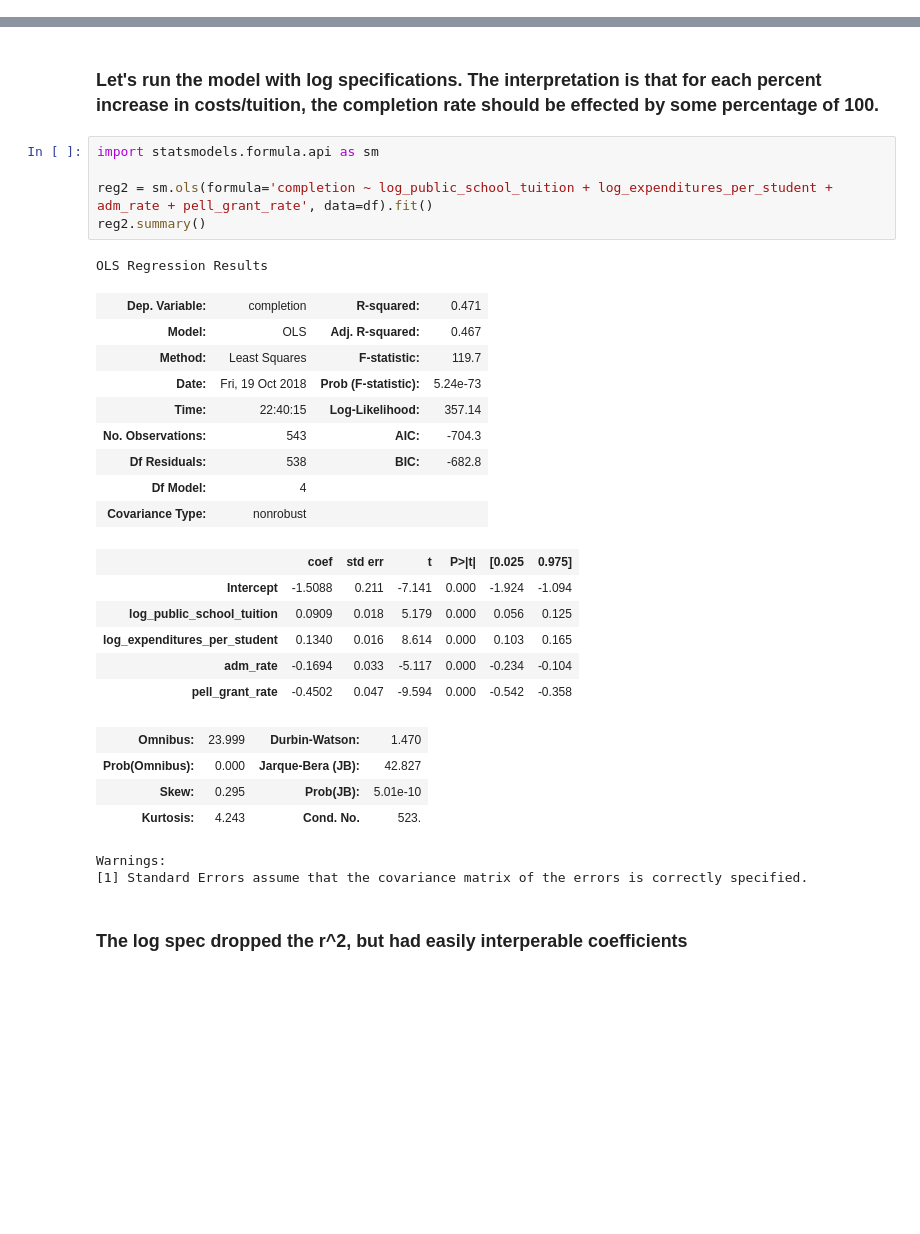
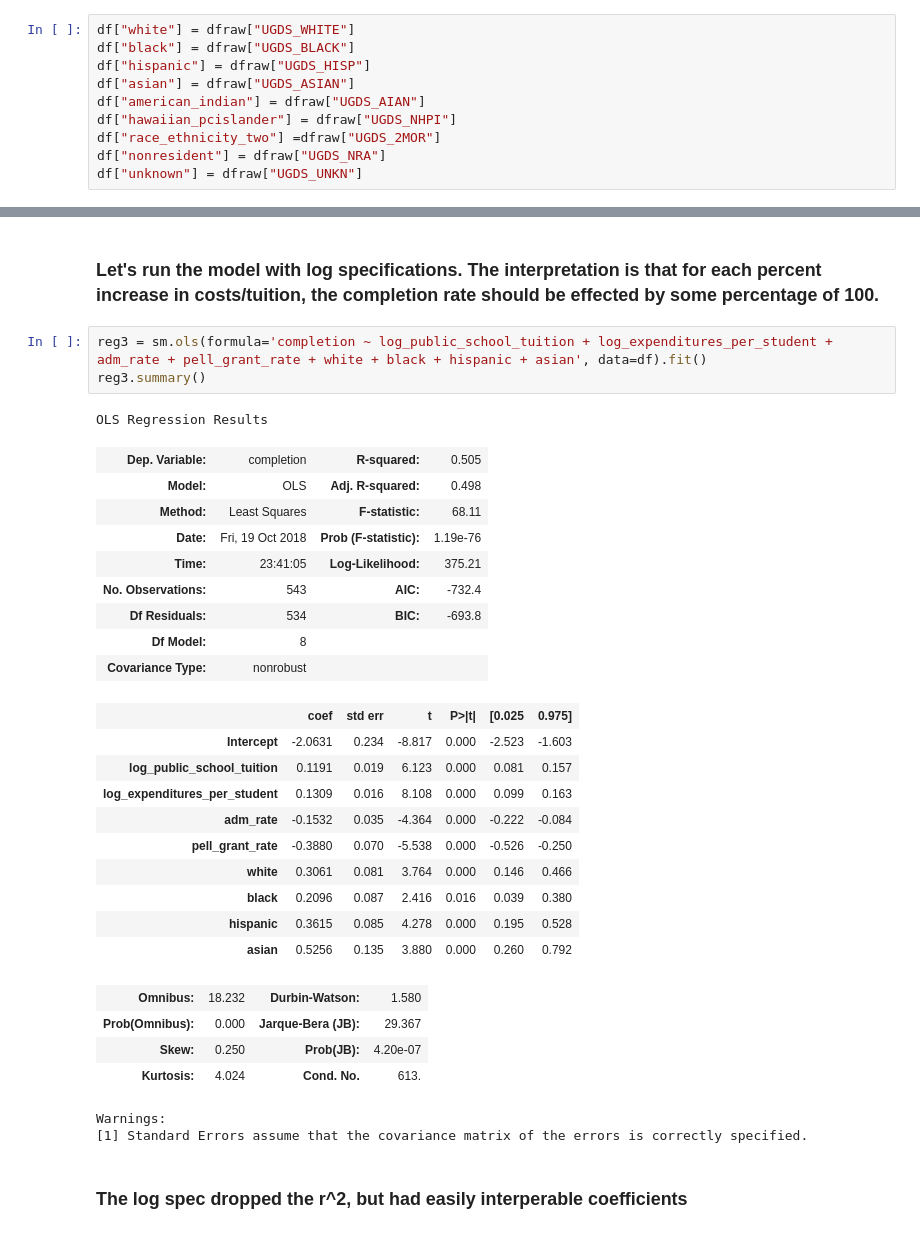
Before and after one commit to ibooth1/Group-Project, a Jupyter notebook: Group Project.ipynb, the cells around one changed output, grey strips where cells are left out. Cells and saved outputs as stored; diff of their text form; blank space fills up the shorter version.

```diff
--- a/Group Project.ipynb
+++ b/Group Project.ipynb
@@ -75,0 +78,10 @@ df.head()
+# %%
+df["white"] = dfraw["UGDS_WHITE"]
+df["black"] = dfraw["UGDS_BLACK"]
+df["hispanic"] = dfraw["UGDS_HISP"]
+df["asian"] = dfraw["UGDS_ASIAN"]
+df["american_indian"] = dfraw["UGDS_AIAN"]
+df["hawaiian_pcislander"] = dfraw["UGDS_NHPI"]
+df["race_ethnicity_two"] =dfraw["UGDS_2MOR"]
+df["nonresident"] = dfraw["UGDS_NRA"]
+df["unknown"] = dfraw["UGDS_UNKN"]
@@ -170,31 +254,33 @@ df.head()
 # %% [markdown]
 ### Let's run the model with log specifications. The interpretation is that for each percent increase in costs/tuition, the completion rate should be effected by some percentage of 100.
 # %%
-import statsmodels.formula.api as sm
-
-reg2 = sm.ols(formula='completion ~ log_public_school_tuition + log_expenditures_per_student + adm_rate + pell_grant_rate', data=df).fit()
-reg2.summary()
+reg3 = sm.ols(formula='completion ~ log_public_school_tuition + log_expenditures_per_student + adm_rate + pell_grant_rate + white + black + hispanic + asian', data=df).fit()
+reg3.summary()
 # %% [output]
 OLS Regression Results
-| Dep. Variable: | completion | R-squared: | 0.471 |
-| Model: | OLS | Adj. R-squared: | 0.467 |
-| Method: | Least Squares | F-statistic: | 119.7 |
-| Date: | Fri, 19 Oct 2018 | Prob (F-statistic): | 5.24e-73 |
-| Time: | 22:40:15 | Log-Likelihood: | 357.14 |
-| No. Observations: | 543 | AIC: | -704.3 |
-| Df Residuals: | 538 | BIC: | -682.8 |
-| Df Model: | 4 |  |  |
+| Dep. Variable: | completion | R-squared: | 0.505 |
+| Model: | OLS | Adj. R-squared: | 0.498 |
+| Method: | Least Squares | F-statistic: | 68.11 |
+| Date: | Fri, 19 Oct 2018 | Prob (F-statistic): | 1.19e-76 |
+| Time: | 23:41:05 | Log-Likelihood: | 375.21 |
+| No. Observations: | 543 | AIC: | -732.4 |
+| Df Residuals: | 534 | BIC: | -693.8 |
+| Df Model: | 8 |  |  |
 | Covariance Type: | nonrobust |  |  |
 |  | coef | std err | t | P>|t| | [0.025 | 0.975] |
-| Intercept | -1.5088 | 0.211 | -7.141 | 0.000 | -1.924 | -1.094 |
-| log_public_school_tuition | 0.0909 | 0.018 | 5.179 | 0.000 | 0.056 | 0.125 |
-| log_expenditures_per_student | 0.1340 | 0.016 | 8.614 | 0.000 | 0.103 | 0.165 |
-| adm_rate | -0.1694 | 0.033 | -5.117 | 0.000 | -0.234 | -0.104 |
-| pell_grant_rate | -0.4502 | 0.047 | -9.594 | 0.000 | -0.542 | -0.358 |
+| Intercept | -2.0631 | 0.234 | -8.817 | 0.000 | -2.523 | -1.603 |
+| log_public_school_tuition | 0.1191 | 0.019 | 6.123 | 0.000 | 0.081 | 0.157 |
+| log_expenditures_per_student | 0.1309 | 0.016 | 8.108 | 0.000 | 0.099 | 0.163 |
+| adm_rate | -0.1532 | 0.035 | -4.364 | 0.000 | -0.222 | -0.084 |
+| pell_grant_rate | -0.3880 | 0.070 | -5.538 | 0.000 | -0.526 | -0.250 |
+| white | 0.3061 | 0.081 | 3.764 | 0.000 | 0.146 | 0.466 |
+| black | 0.2096 | 0.087 | 2.416 | 0.016 | 0.039 | 0.380 |
+| hispanic | 0.3615 | 0.085 | 4.278 | 0.000 | 0.195 | 0.528 |
+| asian | 0.5256 | 0.135 | 3.880 | 0.000 | 0.260 | 0.792 |
-| Omnibus: | 23.999 | Durbin-Watson: | 1.470 |
-| Prob(Omnibus): | 0.000 | Jarque-Bera (JB): | 42.827 |
-| Skew: | 0.295 | Prob(JB): | 5.01e-10 |
-| Kurtosis: | 4.243 | Cond. No. | 523. |
+| Omnibus: | 18.232 | Durbin-Watson: | 1.580 |
+| Prob(Omnibus): | 0.000 | Jarque-Bera (JB): | 29.367 |
+| Skew: | 0.250 | Prob(JB): | 4.20e-07 |
+| Kurtosis: | 4.024 | Cond. No. | 613. |
 Warnings:
 [1] Standard Errors assume that the covariance matrix of the errors is correctly specified.
 # %% [markdown]
```
Also changed, not shown: parts of 18 cells of this notebook.
